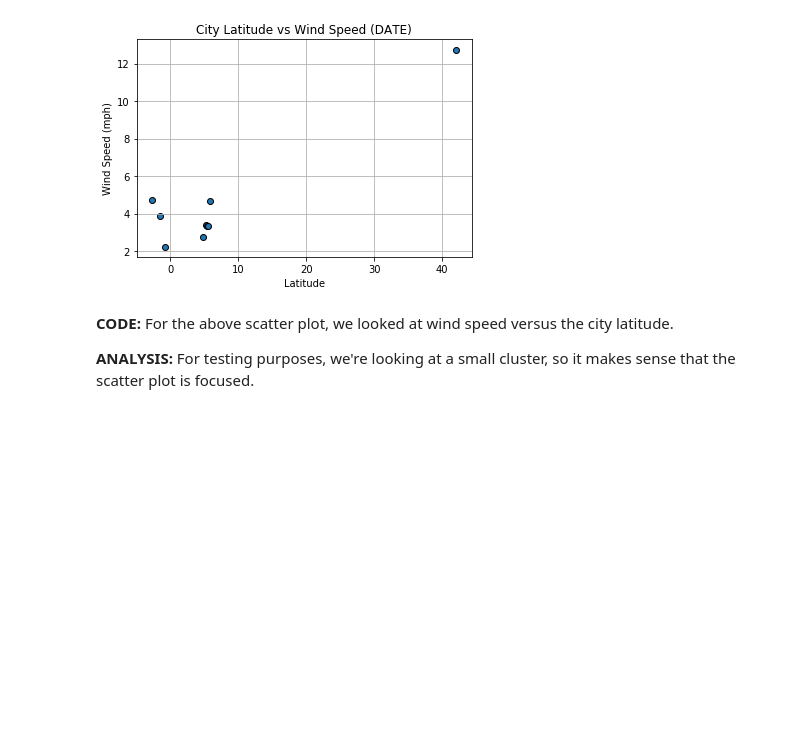
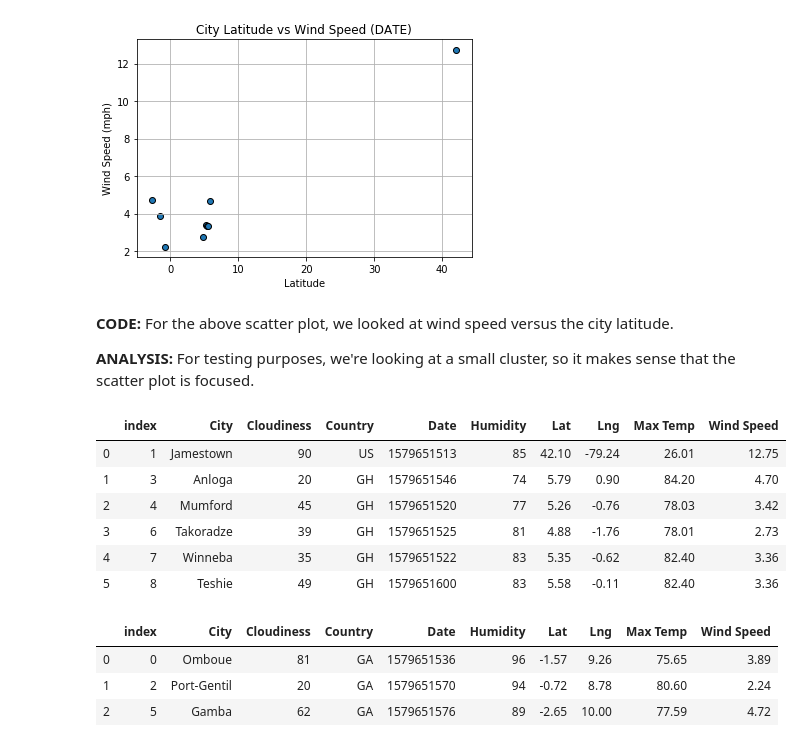
Before and after one commit to VallieTracy/Global-Weather-Analysis, a Jupyter notebook: WeatherPy/WeatherPy.ipynb, the cells around one changed output. Drawn from its saved outputs; the diff is of its cells as text; code cells hidden in the pictures; blank space fills up the shorter version.

Commit message:
created nothern and southern hemisphere dataframes

```diff
--- a/WeatherPy/WeatherPy.ipynb
+++ b/WeatherPy/WeatherPy.ipynb
@@ -250,3 +250,38 @@ plt.savefig(os.path.join("Images","Wind_Speed_v_Latitude.png"))
 **CODE:**  For the above scatter plot, we looked at wind speed versus the city latitude.
 
 **ANALYSIS:**  For testing purposes, we're looking at a small cluster, so it makes sense that the scatter plot is focused.
+# %%
+#run linear regression on the above relationships
+#separated by hemisphere
+
+#create northern and southern hemisphere dataframes
+city_df
+northern_hem = city_df["Lat"] >= 0
+northern_hem
+
+northern_df = city_df.loc[city_df["Lat"] >= 0, :].reset_index()
+northern_df
+
+#test = city_df["Lat"] >= 0
+#test
+#only_test = city_df.loc[city_df["Lat"] >= 0, :].reset_index()
+#only_test
+# %% [output]
+|  | index | City | Cloudiness | Country | Date | Humidity | Lat | Lng | Max Temp | Wind Speed |
+| 0 | 1 | Jamestown | 90 | US | 1579651513 | 85 | 42.10 | -79.24 | 26.01 | 12.75 |
+| 1 | 3 | Anloga | 20 | GH | 1579651546 | 74 | 5.79 | 0.90 | 84.20 | 4.70 |
+| 2 | 4 | Mumford | 45 | GH | 1579651520 | 77 | 5.26 | -0.76 | 78.03 | 3.42 |
+| 3 | 6 | Takoradze | 39 | GH | 1579651525 | 81 | 4.88 | -1.76 | 78.01 | 2.73 |
+| 4 | 7 | Winneba | 35 | GH | 1579651522 | 83 | 5.35 | -0.62 | 82.40 | 3.36 |
+| 5 | 8 | Teshie | 49 | GH | 1579651600 | 83 | 5.58 | -0.11 | 82.40 | 3.36 |
+# %%
+southern_hem = city_df["Lat"] < 0
+southern_hem
+
+southern_df = city_df.loc[city_df["Lat"] < 0, :].reset_index()
+southern_df
+# %% [output]
+|  | index | City | Cloudiness | Country | Date | Humidity | Lat | Lng | Max Temp | Wind Speed |
+| 0 | 0 | Omboue | 81 | GA | 1579651536 | 96 | -1.57 | 9.26 | 75.65 | 3.89 |
+| 1 | 2 | Port-Gentil | 20 | GA | 1579651570 | 94 | -0.72 | 8.78 | 80.60 | 2.24 |
+| 2 | 5 | Gamba | 62 | GA | 1579651576 | 89 | -2.65 | 10.00 | 77.59 | 4.72 |
```
